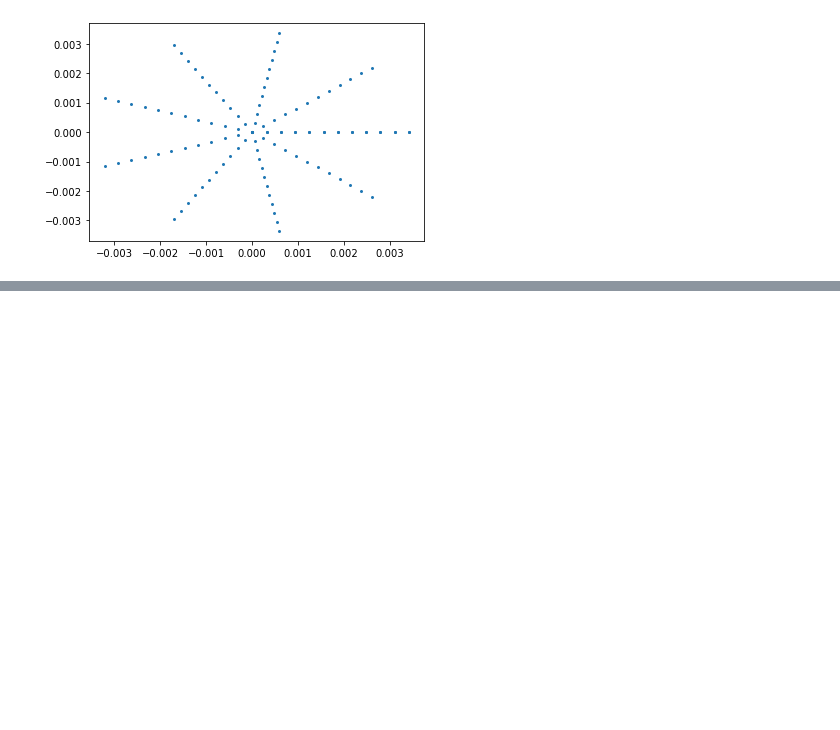
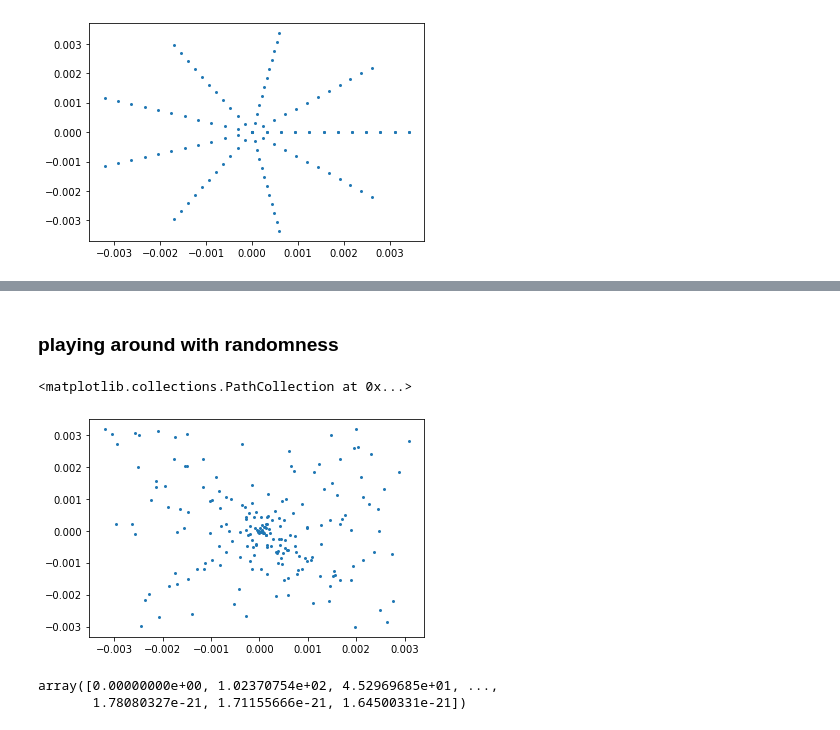
Before and after one commit to AriAtari/ChargeSeparation, a Jupyter notebook: Changing_radii.ipynb, the cells around one changed output, grey strips where cells are left out. Saved outputs shown, nothing was run; the diff lists cells and outputs as text; code cells hidden in the pictures; blank space fills up the shorter version.

Commit message:
added randomness

```diff
--- a/Changing_radii.ipynb
+++ b/Changing_radii.ipynb
@@ -253,0 +281,30 @@ ChangeA.fillna(e)
+# %% [markdown]
+### playing around with randomness
+# %%
+points = 200
+rmax = 0.003411
+rrange = np.random.uniform(-rmax,rmax,points)
+xtest = rrange*np.cos(np.random.uniform(0,np.pi,points))
+ytest = rrange*np.sin(np.random.uniform(0,np.pi,points))
+
+plt.scatter(xtest,ytest,marker=".",lw=0.01)
+# %% [output]
+<matplotlib.collections.PathCollection at 0x...>
+[figure, added]
+# %%
+rad= ChangeA.iloc[:,0]
+Totcharge = ChangeA.iloc[:,1]
+count = 0
+cpptest = np.array([0,]) #charge per point in coulombs
+for i in range(1,len(rad)):
+    for cur in rrange:
+        if cur > rad[i-1] and cur< rad[i]:
+            count += 1
+    if count > 0:
+        cpptest = np.append(cpptest,Totcharge[i]/count)
+    else:
+        cpptest = np.append(cpptest,0)
+cpptest
+# %% [output]
+array([0.00000000e+00, 1.02370754e+02, 4.52969685e+01, ...,
+       1.78080327e-21, 1.71155666e-21, 1.64500331e-21])
```
Also changed, not shown: parts of 8 cells of this notebook.
